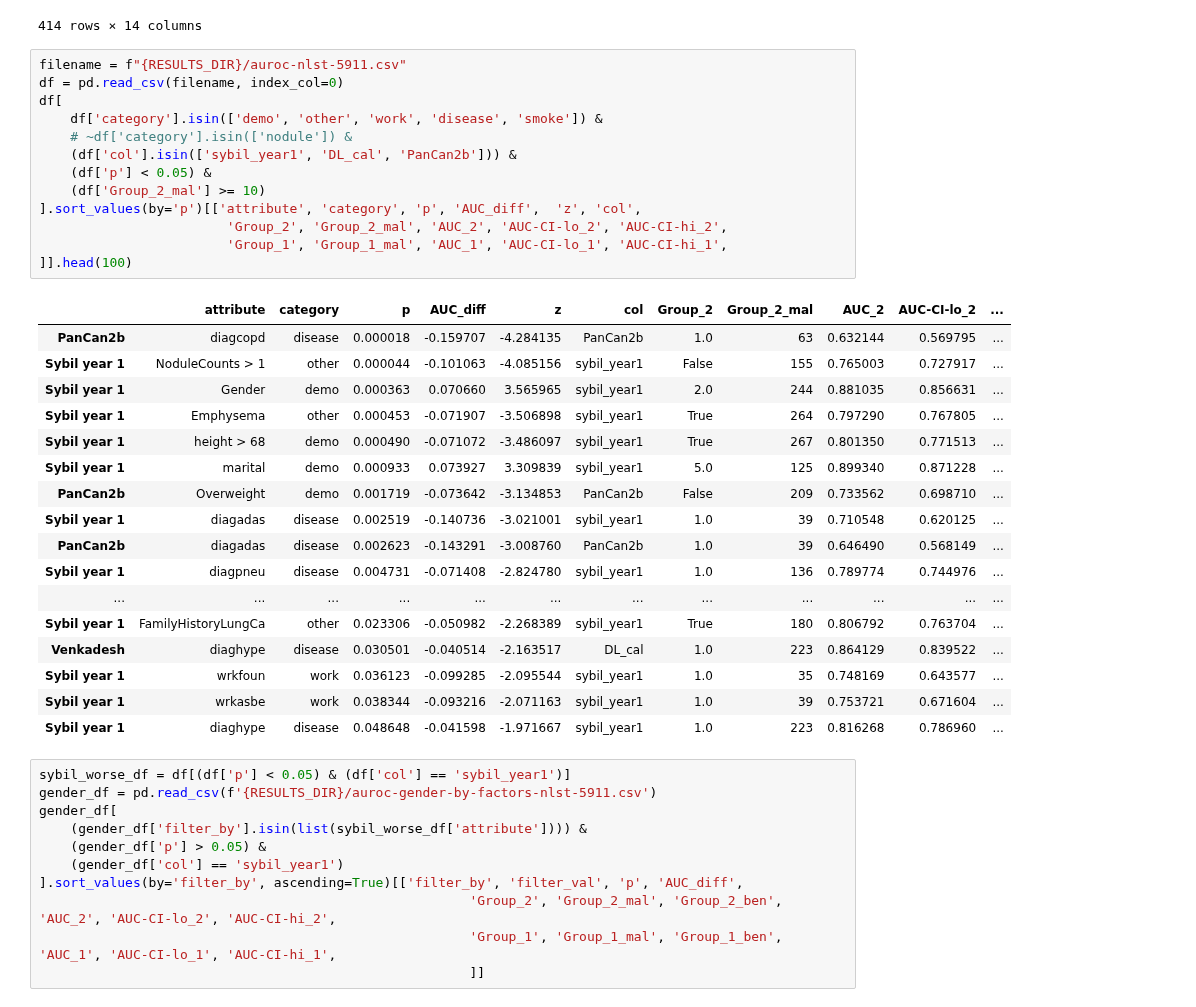
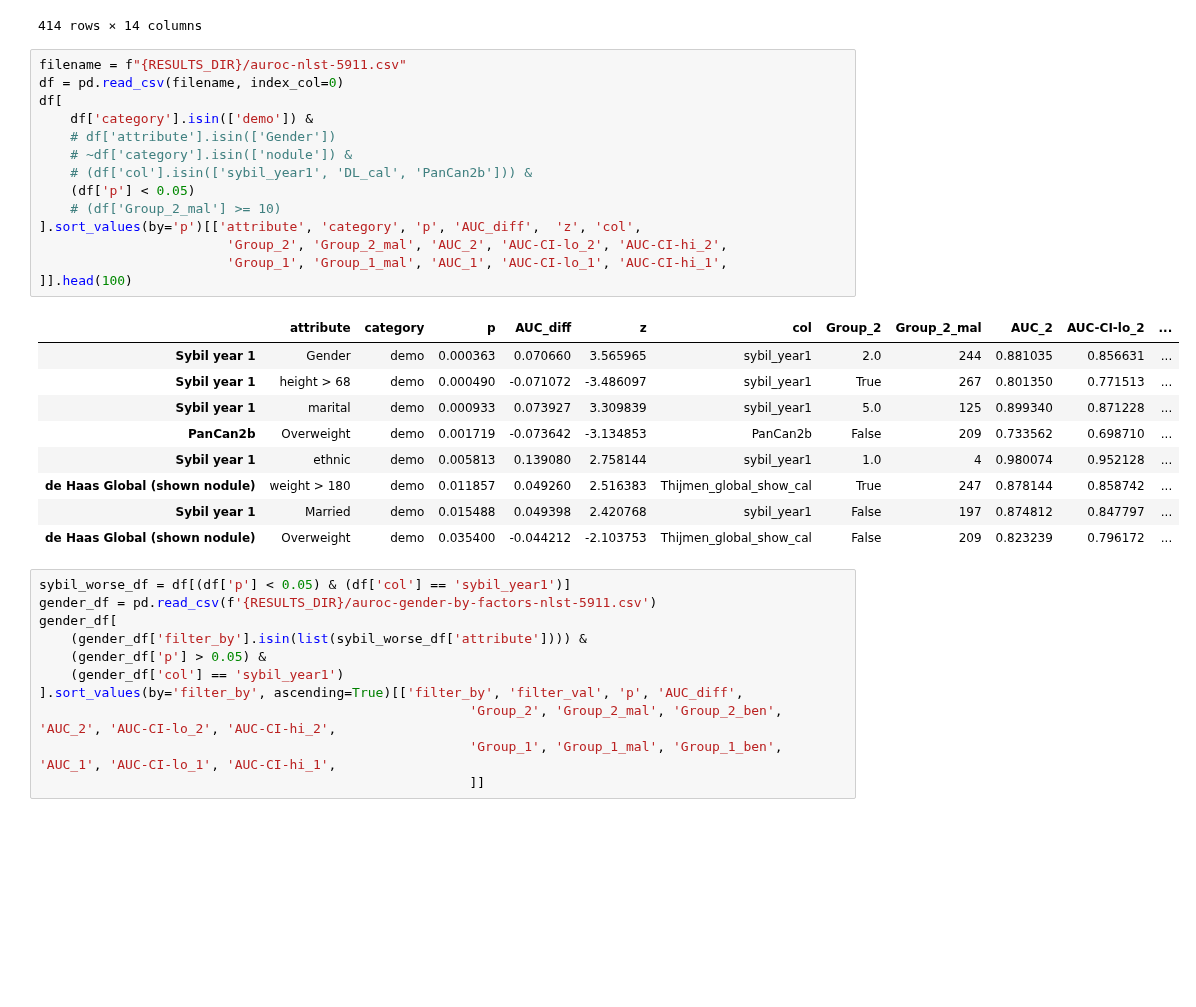
Before and after one commit to DIAGNijmegen/bodyct-lung-malignancy-fairness, a Jupyter notebook: save_all_results.ipynb, the cells around one changed output. Drawn from its saved outputs; the diff is of its cells as text; blank space fills up the shorter version.

```diff
--- a/save_all_results.ipynb
+++ b/save_all_results.ipynb
@@ -490,34 +474,27 @@ df.sort_values(by='p')[['attribute', 'p', 'AUC_diff', 'col',
 # %%
 filename = f"{RESULTS_DIR}/auroc-nlst-5911.csv"
 df = pd.read_csv(filename, index_col=0)
 df[
-    df['category'].isin(['demo', 'other', 'work', 'disease', 'smoke']) &
+    df['category'].isin(['demo']) &
+    # df['attribute'].isin(['Gender'])
     # ~df['category'].isin(['nodule']) &
-    (df['col'].isin(['sybil_year1', 'DL_cal', 'PanCan2b'])) &
-    (df['p'] < 0.05) &
-    (df['Group_2_mal'] >= 10)
+    # (df['col'].isin(['sybil_year1', 'DL_cal', 'PanCan2b'])) &
+    (df['p'] < 0.05)
+    # (df['Group_2_mal'] >= 10)
 ].sort_values(by='p')[['attribute', 'category', 'p', 'AUC_diff',  'z', 'col',
                         'Group_2', 'Group_2_mal', 'AUC_2', 'AUC-CI-lo_2', 'AUC-CI-hi_2',
                         'Group_1', 'Group_1_mal', 'AUC_1', 'AUC-CI-lo_1', 'AUC-CI-hi_1',
 ]].head(100)
 # %% [output]
 |  | attribute | category | p | AUC_diff | z | col | Group_2 | Group_2_mal | AUC_2 | AUC-CI-lo_2 | ... |
-| PanCan2b | diagcopd | disease | 0.000018 | -0.159707 | -4.284135 | PanCan2b | 1.0 | 63 | 0.632144 | 0.569795 | ... |
-| Sybil year 1 | NoduleCounts > 1 | other | 0.000044 | -0.101063 | -4.085156 | sybil_year1 | False | 155 | 0.765003 | 0.727917 | ... |
 | Sybil year 1 | Gender | demo | 0.000363 | 0.070660 | 3.565965 | sybil_year1 | 2.0 | 244 | 0.881035 | 0.856631 | ... |
-| Sybil year 1 | Emphysema | other | 0.000453 | -0.071907 | -3.506898 | sybil_year1 | True | 264 | 0.797290 | 0.767805 | ... |
 | Sybil year 1 | height > 68 | demo | 0.000490 | -0.071072 | -3.486097 | sybil_year1 | True | 267 | 0.801350 | 0.771513 | ... |
 | Sybil year 1 | marital | demo | 0.000933 | 0.073927 | 3.309839 | sybil_year1 | 5.0 | 125 | 0.899340 | 0.871228 | ... |
 | PanCan2b | Overweight | demo | 0.001719 | -0.073642 | -3.134853 | PanCan2b | False | 209 | 0.733562 | 0.698710 | ... |
-| Sybil year 1 | diagadas | disease | 0.002519 | -0.140736 | -3.021001 | sybil_year1 | 1.0 | 39 | 0.710548 | 0.620125 | ... |
-| PanCan2b | diagadas | disease | 0.002623 | -0.143291 | -3.008760 | PanCan2b | 1.0 | 39 | 0.646490 | 0.568149 | ... |
-| Sybil year 1 | diagpneu | disease | 0.004731 | -0.071408 | -2.824780 | sybil_year1 | 1.0 | 136 | 0.789774 | 0.744976 | ... |
-| ... | ... | ... | ... | ... | ... | ... | ... | ... | ... | ... | ... |
-| Sybil year 1 | FamilyHistoryLungCa | other | 0.023306 | -0.050982 | -2.268389 | sybil_year1 | True | 180 | 0.806792 | 0.763704 | ... |
-| Venkadesh | diaghype | disease | 0.030501 | -0.040514 | -2.163517 | DL_cal | 1.0 | 223 | 0.864129 | 0.839522 | ... |
-| Sybil year 1 | wrkfoun | work | 0.036123 | -0.099285 | -2.095544 | sybil_year1 | 1.0 | 35 | 0.748169 | 0.643577 | ... |
-| Sybil year 1 | wrkasbe | work | 0.038344 | -0.093216 | -2.071163 | sybil_year1 | 1.0 | 39 | 0.753721 | 0.671604 | ... |
-| Sybil year 1 | diaghype | disease | 0.048648 | -0.041598 | -1.971667 | sybil_year1 | 1.0 | 223 | 0.816268 | 0.786960 | ... |
+| Sybil year 1 | ethnic | demo | 0.005813 | 0.139080 | 2.758144 | sybil_year1 | 1.0 | 4 | 0.980074 | 0.952128 | ... |
+| de Haas Global (shown nodule) | weight > 180 | demo | 0.011857 | 0.049260 | 2.516383 | Thijmen_global_show_cal | True | 247 | 0.878144 | 0.858742 | ... |
+| Sybil year 1 | Married | demo | 0.015488 | 0.049398 | 2.420768 | sybil_year1 | False | 197 | 0.874812 | 0.847797 | ... |
+| de Haas Global (shown nodule) | Overweight | demo | 0.035400 | -0.044212 | -2.103753 | Thijmen_global_show_cal | False | 209 | 0.823239 | 0.796172 | ... |
 # %%
 sybil_worse_df = df[(df['p'] < 0.05) & (df['col'] == 'sybil_year1')]
 gender_df = pd.read_csv(f'{RESULTS_DIR}/auroc-gender-by-factors-nlst-5911.csv')
```
Also changed, not shown: parts of 7 cells of this notebook, 3 other files.
